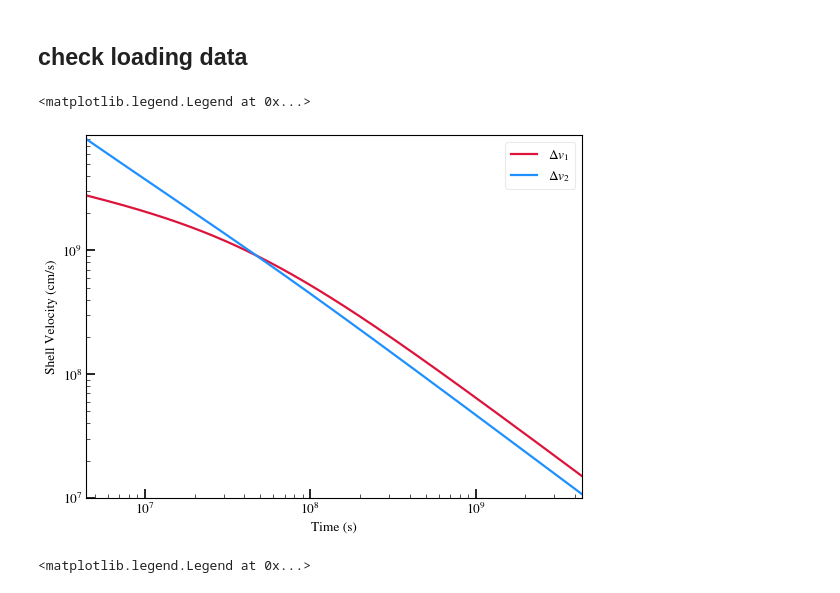
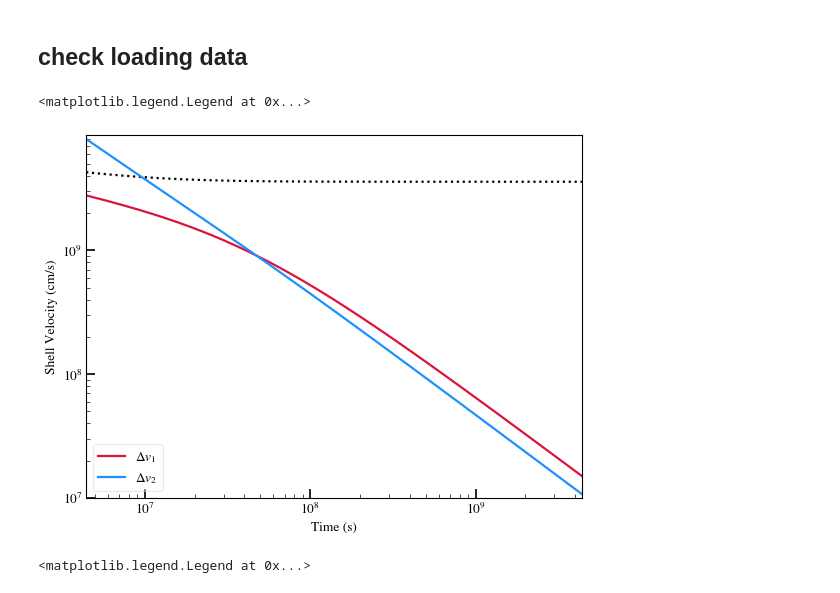
Before and after one commit to samanthacwu/Radio_Forward_Modeling, a Jupyter notebook: spectrum_evolution/check_spectrum_evol.ipynb, the cells around one changed output. Saved outputs shown, nothing was run; the diff lists cells and outputs as text; code cells hidden in the pictures.

```diff
--- a/spectrum_evolution/check_spectrum_evol.ipynb
+++ b/spectrum_evolution/check_spectrum_evol.ipynb
@@ -27,19 +27,19 @@ rhofl_2 = shell_data[:,6] #g/cm^3
 # %%
 # plt.plot(time, rsh)
 # plt.xlabel('Time (s)')
 # plt.ylabel('Radius (cm)')
 
-# plt.plot(time, vsh,color='black',ls=':')
+plt.plot(time, vsh,color='black',ls=':')
 plt.plot(time, deltav_1,color='crimson',label=r'$\Delta v_{1}$')
 plt.plot(time, deltav_2,color='dodgerblue',label=r'$\Delta v_{2}$')
 plt.xlabel('Time (s)')
 plt.ylabel('Shell Velocity (cm/s)')
 plt.xscale('log')
 plt.yscale('log')
 plt.legend()
 # %% [output]
 <matplotlib.legend.Legend at 0x...>
-[figure, old version]
+[figure, new version]
 # %%
 plt.plot(time, vsh,color='black',ls=':',label=r'$v_{\rm sh}$')
 plt.plot(time, vsh-deltav_1,color='crimson',label=r'$v_{1}$')
```
Also changed, not shown: parts of 4 cells of this notebook, 9 other files.
